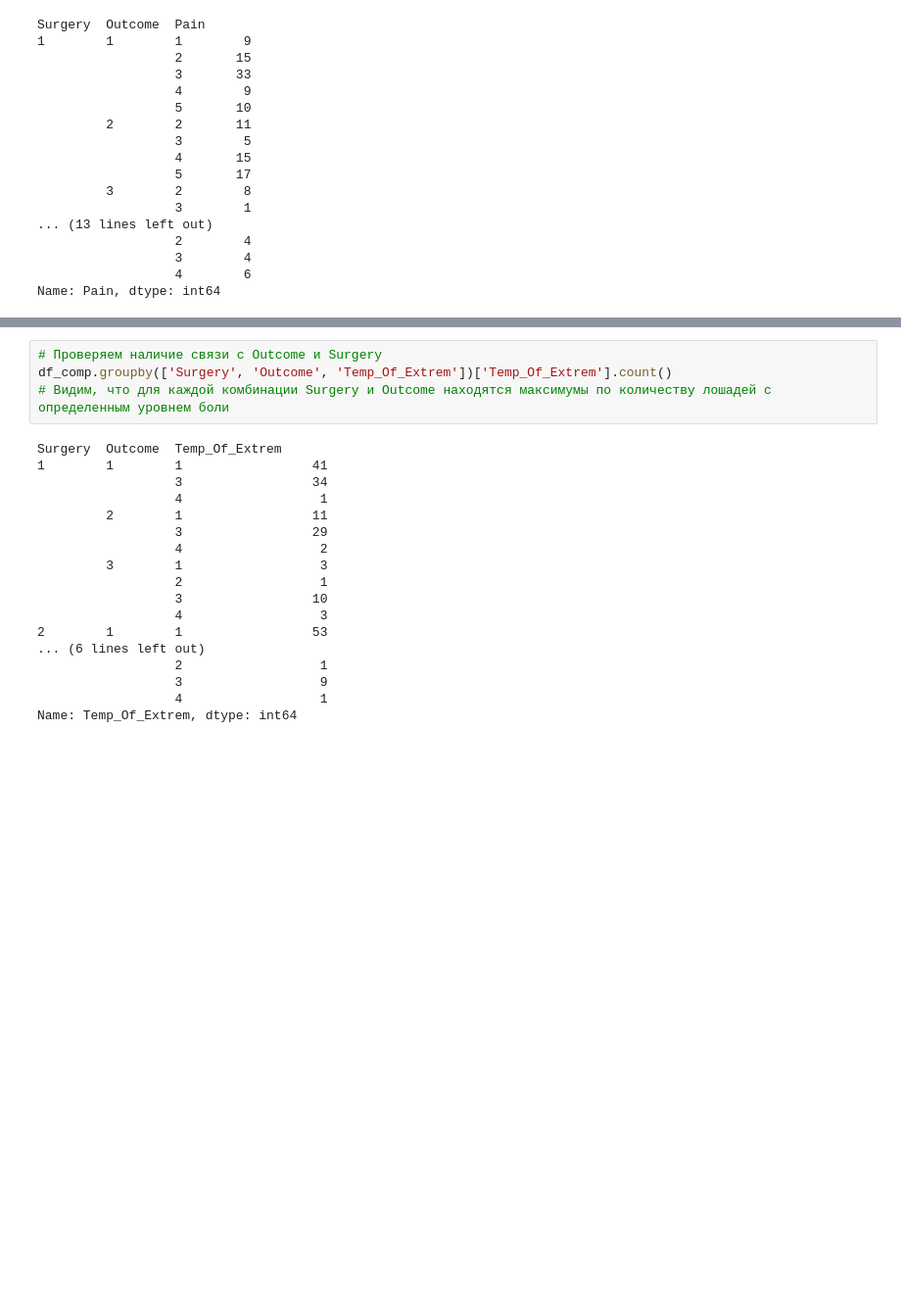
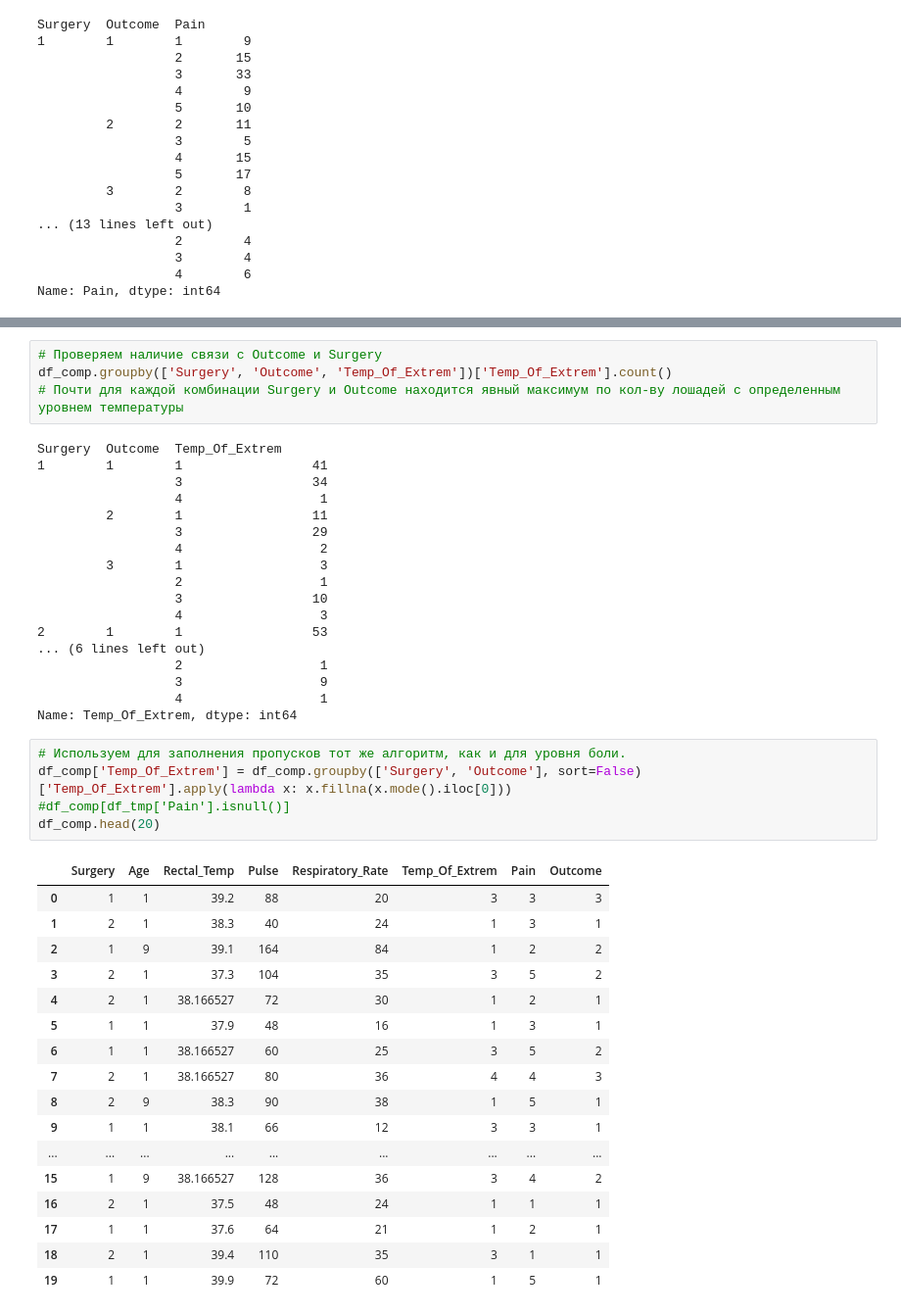
Before and after one commit to ant69/pandas_statistic, a Jupyter notebook: homework_statistics_1.ipynb, the cells around one changed output, grey strips where cells are left out. Shown at 98% size. Drawn from its saved outputs; the diff is of its cells as text; blank space fills up the shorter version.

```diff
--- a/homework_statistics_1.ipynb
+++ b/homework_statistics_1.ipynb
@@ -772,7 +777,7 @@ df_comp[df_comp['Temp_Of_Extrem'].isnull()].head(50)
 # %%
 # Проверяем наличие связи с Outcome и Surgery
 df_comp.groupby(['Surgery', 'Outcome', 'Temp_Of_Extrem'])['Temp_Of_Extrem'].count()
-# Видим, что для каждой комбинации Surgery и Outcome находятся максимумы по количеству лошадей с определенным уровнем боли
+# Почти для каждой комбинации Surgery и Outcome находится явный максимум по кол-ву лошадей с определенным уровнем температуры
 # %% [output]
 Surgery  Outcome  Temp_Of_Extrem
 1        1        1                 41
@@ -791,3 +796,26 @@ Surgery  Outcome  Temp_Of_Extrem
                   3                  9
                   4                  1
 Name: Temp_Of_Extrem, dtype: int64
+# %%
+# Используем для заполнения пропусков тот же алгоритм, как и для уровня боли.
+df_comp['Temp_Of_Extrem'] = df_comp.groupby(['Surgery', 'Outcome'], sort=False)['Temp_Of_Extrem'].apply(lambda x: x.fillna(x.mode().iloc[0]))
+#df_comp[df_tmp['Pain'].isnull()]
+df_comp.head(20)
+# %% [output]
+|  | Surgery | Age | Rectal_Temp | Pulse | Respiratory_Rate | Temp_Of_Extrem | Pain | Outcome |
+| 0 | 1 | 1 | 39.2 | 88 | 20 | 3 | 3 | 3 |
+| 1 | 2 | 1 | 38.3 | 40 | 24 | 1 | 3 | 1 |
+| 2 | 1 | 9 | 39.1 | 164 | 84 | 1 | 2 | 2 |
+| 3 | 2 | 1 | 37.3 | 104 | 35 | 3 | 5 | 2 |
+| 4 | 2 | 1 | 38.166527 | 72 | 30 | 1 | 2 | 1 |
+| 5 | 1 | 1 | 37.9 | 48 | 16 | 1 | 3 | 1 |
+| 6 | 1 | 1 | 38.166527 | 60 | 25 | 3 | 5 | 2 |
+| 7 | 2 | 1 | 38.166527 | 80 | 36 | 4 | 4 | 3 |
+| 8 | 2 | 9 | 38.3 | 90 | 38 | 1 | 5 | 1 |
+| 9 | 1 | 1 | 38.1 | 66 | 12 | 3 | 3 | 1 |
+| ... | ... | ... | ... | ... | ... | ... | ... | ... |
+| 15 | 1 | 9 | 38.166527 | 128 | 36 | 3 | 4 | 2 |
+| 16 | 2 | 1 | 37.5 | 48 | 24 | 1 | 1 | 1 |
+| 17 | 1 | 1 | 37.6 | 64 | 21 | 1 | 2 | 1 |
+| 18 | 2 | 1 | 39.4 | 110 | 35 | 3 | 1 | 1 |
+| 19 | 1 | 1 | 39.9 | 72 | 60 | 1 | 5 | 1 |
```
Also changed, not shown: parts of 4 cells of this notebook, 1 other file.
